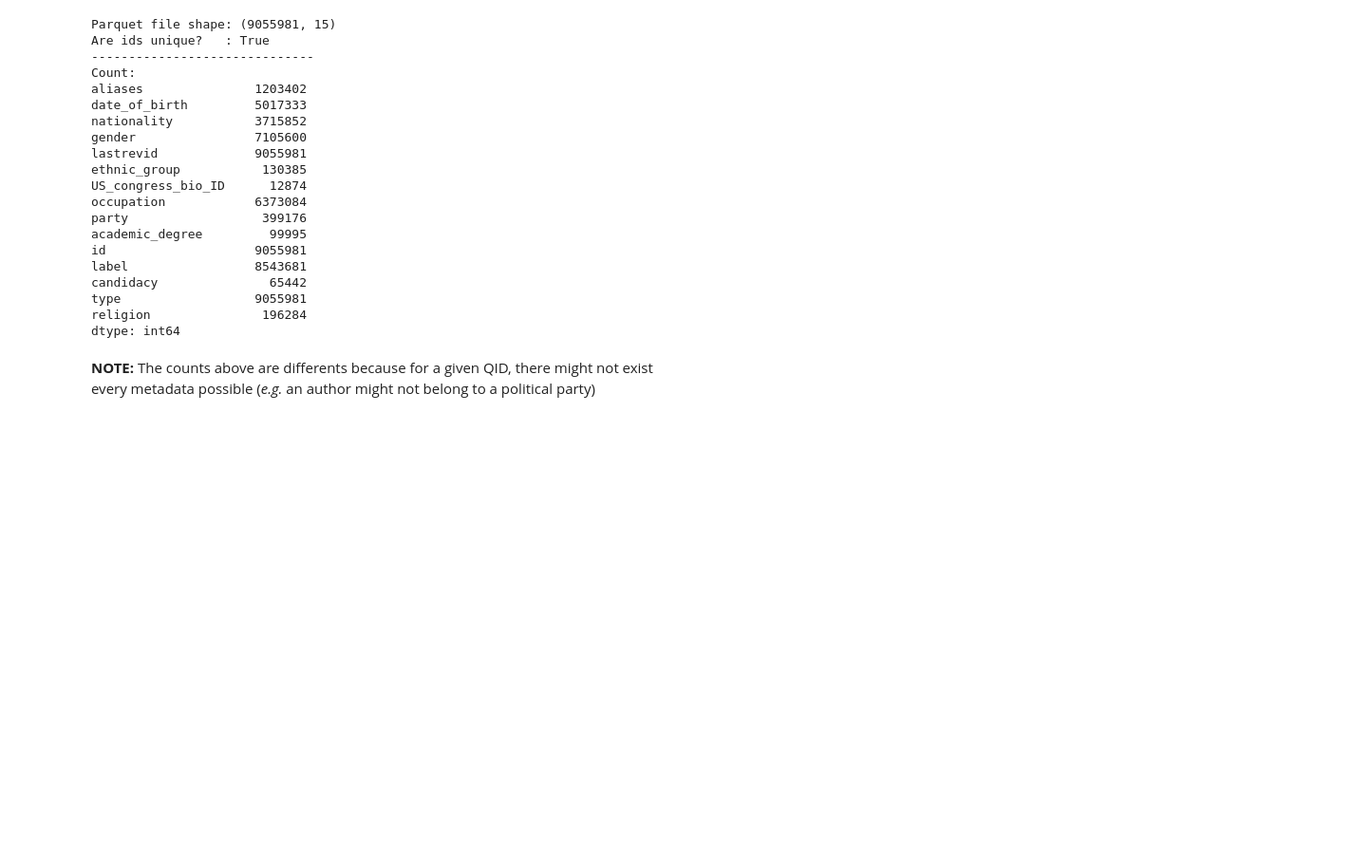
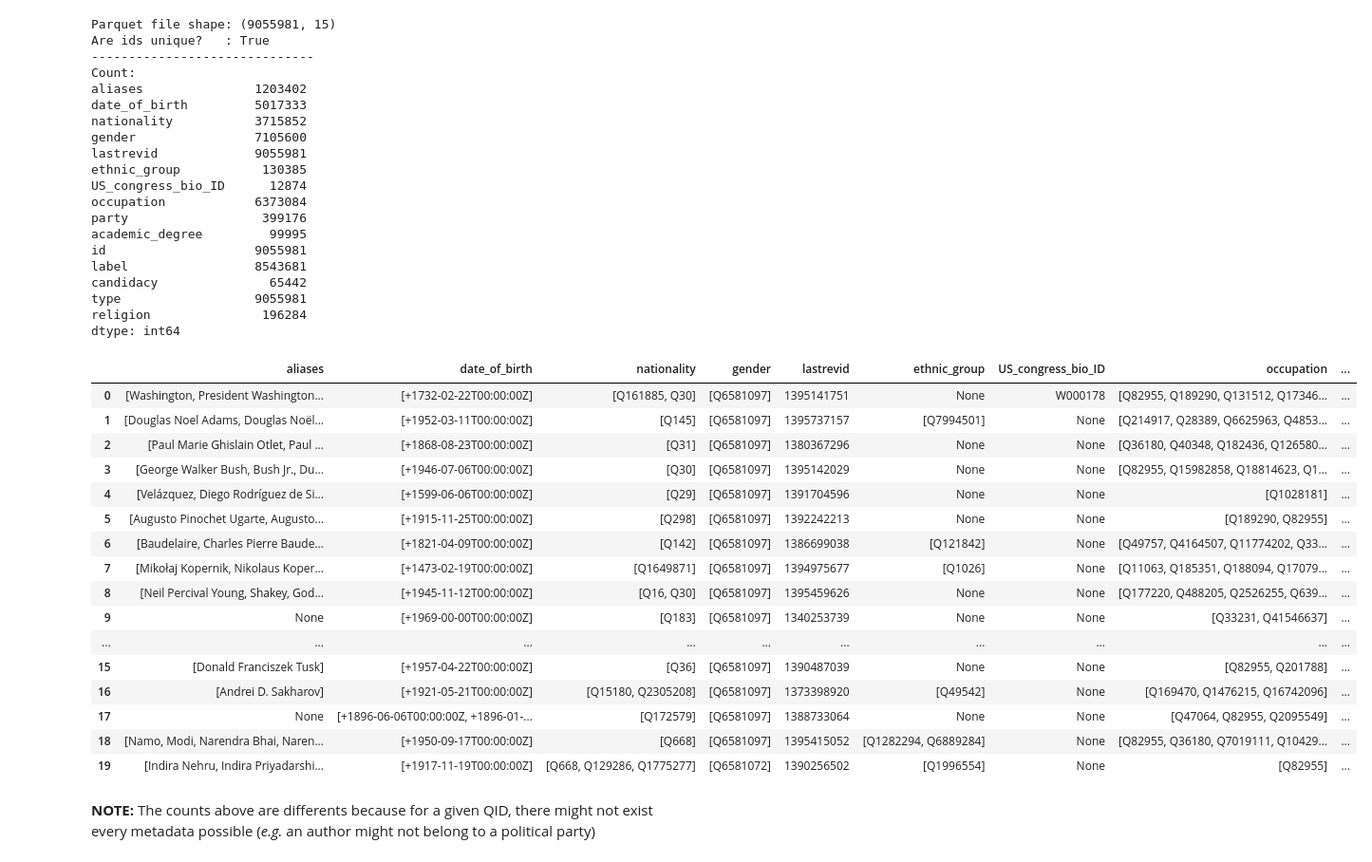
Before and after one commit to epfl-ada/ada-2021-project-adacadabras, a Jupyter notebook: data_processing.ipynb, the cells around one changed output. Shown at 95% size. Drawn from its saved outputs; the diff is of its cells as text; code cells hidden in the pictures; blank space fills up the shorter version.

```diff
--- a/data_processing.ipynb
+++ b/data_processing.ipynb
@@ -55,7 +55,7 @@ from scipy import stats
 
 import helper
 # %%
-PATH_DATA = './../data/'
+PATH_DATA = './data/'
 PATH_PARQUET = PATH_DATA + 'parquet/'
 PATH_DATA_OUT = PATH_DATA + 'counts/'
 PATH_DATA_RESULT = './results/counts/' # ! in github repo, not local file
@@ -141,6 +136,26 @@ candidacy               65442
 type                  9055981
 religion               196284
 dtype: int64
+# %%
+df_parquet.head(20)
+# %% [output]
+|  | aliases | date_of_birth | nationality | gender | lastrevid | ethnic_group | US_congress_bio_ID | occupation | ... |
+| 0 | [Washington, President Washington... | [+1732-02-22T00:00:00Z] | [Q161885, Q30] | [Q6581097] | 1395141751 | None | W000178 | [Q82955, Q189290, Q131512, Q17346... | ... |
+| 1 | [Douglas Noel Adams, Douglas Noël... | [+1952-03-11T00:00:00Z] | [Q145] | [Q6581097] | 1395737157 | [Q7994501] | None | [Q214917, Q28389, Q6625963, Q4853... | ... |
+| 2 | [Paul Marie Ghislain Otlet, Paul ... | [+1868-08-23T00:00:00Z] | [Q31] | [Q6581097] | 1380367296 | None | None | [Q36180, Q40348, Q182436, Q126580... | ... |
+| 3 | [George Walker Bush, Bush Jr., Du... | [+1946-07-06T00:00:00Z] | [Q30] | [Q6581097] | 1395142029 | None | None | [Q82955, Q15982858, Q18814623, Q1... | ... |
+| 4 | [Velázquez, Diego Rodríguez de Si... | [+1599-06-06T00:00:00Z] | [Q29] | [Q6581097] | 1391704596 | None | None | [Q1028181] | ... |
+| 5 | [Augusto Pinochet Ugarte, Augusto... | [+1915-11-25T00:00:00Z] | [Q298] | [Q6581097] | 1392242213 | None | None | [Q189290, Q82955] | ... |
+| 6 | [Baudelaire, Charles Pierre Baude... | [+1821-04-09T00:00:00Z] | [Q142] | [Q6581097] | 1386699038 | [Q121842] | None | [Q49757, Q4164507, Q11774202, Q33... | ... |
+| 7 | [Mikołaj Kopernik, Nikolaus Koper... | [+1473-02-19T00:00:00Z] | [Q1649871] | [Q6581097] | 1394975677 | [Q1026] | None | [Q11063, Q185351, Q188094, Q17079... | ... |
+| 8 | [Neil Percival Young, Shakey, God... | [+1945-11-12T00:00:00Z] | [Q16, Q30] | [Q6581097] | 1395459626 | None | None | [Q177220, Q488205, Q2526255, Q639... | ... |
+| 9 | None | [+1969-00-00T00:00:00Z] | [Q183] | [Q6581097] | 1340253739 | None | None | [Q33231, Q41546637] | ... |
+| ... | ... | ... | ... | ... | ... | ... | ... | ... | ... |
+| 15 | [Donald Franciszek Tusk] | [+1957-04-22T00:00:00Z] | [Q36] | [Q6581097] | 1390487039 | None | None | [Q82955, Q201788] | ... |
+| 16 | [Andrei D. Sakharov] | [+1921-05-21T00:00:00Z] | [Q15180, Q2305208] | [Q6581097] | 1373398920 | [Q49542] | None | [Q169470, Q1476215, Q16742096] | ... |
+| 17 | None | [+1896-06-06T00:00:00Z, +1896-01-... | [Q172579] | [Q6581097] | 1388733064 | None | None | [Q47064, Q82955, Q2095549] | ... |
+| 18 | [Namo, Modi, Narendra Bhai, Naren... | [+1950-09-17T00:00:00Z] | [Q668] | [Q6581097] | 1395415052 | [Q1282294, Q6889284] | None | [Q82955, Q36180, Q7019111, Q10429... | ... |
+| 19 | [Indira Nehru, Indira Priyadarshi... | [+1917-11-19T00:00:00Z] | [Q668, Q129286, Q1775277] | [Q6581072] | 1390256502 | [Q1996554] | None | [Q82955] | ... |
 # %% [markdown]
 **NOTE:** The counts above are differents because for a given QID, there might not exist every metadata possible (*e.g.* an author might not belong to a political party)
 # %% [markdown]
```
Also changed, not shown: parts of 4 cells of this notebook, 1 other file.
